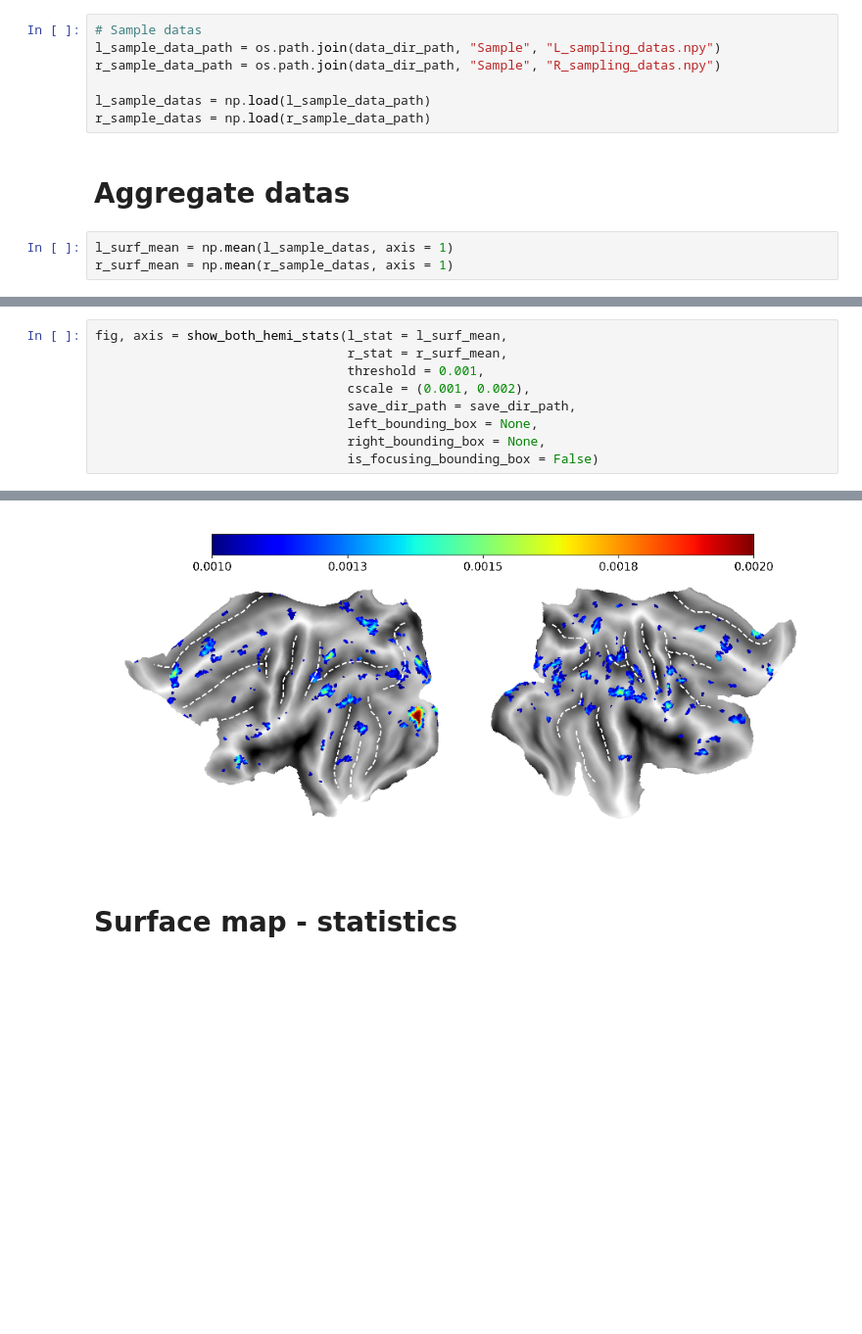
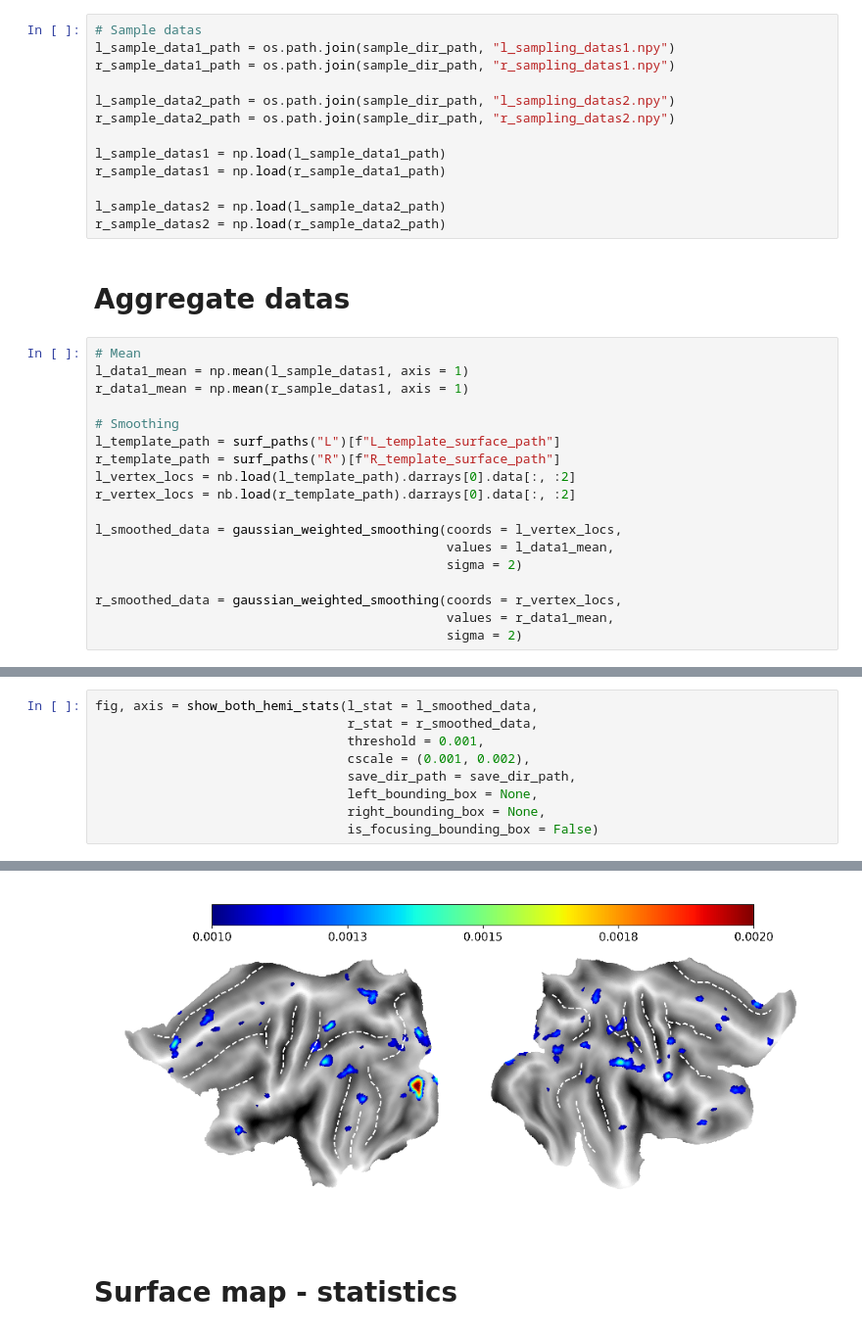
Before and after one commit to SeojinYoon/easy_surf_vis, a Jupyter notebook: Examples/2_visualize_surface_map.ipynb, the cells around one changed output, grey strips where cells are left out. Shown: that part at 98% size. Cells and saved outputs as stored; diff of their text form; blank space fills up the shorter version.

```diff
--- a/Examples/2_visualize_surface_map.ipynb
+++ b/Examples/2_visualize_surface_map.ipynb
@@ -25,14 +25,35 @@ save_dir_path = "/mnt/ext1/seojin/temp"
 # Load datas
 # %%
 # Sample datas
-l_sample_data_path = os.path.join(data_dir_path, "Sample", "L_sampling_datas.npy")
-r_sample_data_path = os.path.join(data_dir_path, "Sample", "R_sampling_datas.npy")
+l_sample_data1_path = os.path.join(sample_dir_path, "l_sampling_datas1.npy")
+r_sample_data1_path = os.path.join(sample_dir_path, "r_sampling_datas1.npy")
 
-l_sample_datas = np.load(l_sample_data_path)
-r_sample_datas = np.load(r_sample_data_path)
+l_sample_data2_path = os.path.join(sample_dir_path, "l_sampling_datas2.npy")
+r_sample_data2_path = os.path.join(sample_dir_path, "r_sampling_datas2.npy")
+
+l_sample_datas1 = np.load(l_sample_data1_path)
+r_sample_datas1 = np.load(r_sample_data1_path)
+
+l_sample_datas2 = np.load(l_sample_data2_path)
+r_sample_datas2 = np.load(r_sample_data2_path)
 # %% [markdown]
 # Aggregate datas
 # %%
-l_surf_mean = np.mean(l_sample_datas, axis = 1)
-r_surf_mean = np.mean(r_sample_datas, axis = 1)
+# Mean
+l_data1_mean = np.mean(l_sample_datas1, axis = 1)
+r_data1_mean = np.mean(r_sample_datas1, axis = 1)
+
+# Smoothing
+l_template_path = surf_paths("L")[f"L_template_surface_path"]
+r_template_path = surf_paths("R")[f"R_template_surface_path"]
+l_vertex_locs = nb.load(l_template_path).darrays[0].data[:, :2]
+r_vertex_locs = nb.load(r_template_path).darrays[0].data[:, :2]
+
+l_smoothed_data = gaussian_weighted_smoothing(coords = l_vertex_locs,
+                                              values = l_data1_mean,
+                                              sigma = 2)
+
+r_smoothed_data = gaussian_weighted_smoothing(coords = r_vertex_locs,
+                                              values = r_data1_mean,
+                                              sigma = 2)
 # %% [markdown]
@@ -40,20 +61,20 @@ r_surf_mean = np.mean(r_sample_datas, axis = 1)
 # %%
-fig, axis = show_both_hemi_stats(l_stat = l_surf_mean,
-                                 r_stat = r_surf_mean,
+fig, axis = show_both_hemi_stats(l_stat = l_smoothed_data,
+                                 r_stat = r_smoothed_data,
                                  threshold = 0.001,
                                  cscale = (0.001, 0.002),
                                  save_dir_path = save_dir_path,
                                  left_bounding_box = None,
                                  right_bounding_box = None,
                                  is_focusing_bounding_box = False)
 # %% [output]
 save: /mnt/ext1/seojin/temp/L_hemi_stat.png
 save: /mnt/ext1/seojin/temp/R_hemi_stat.png
 save: /mnt/ext1/seojin/temp/colorbar.png
 save: /mnt/ext1/seojin/temp/both_hemi_stat.png
 <Figure size 640x480 with 0 Axes>
 <Figure size 1000x100 with 0 Axes>
-[figure, old version]
+[figure, new version]
 # %% [markdown]
 # Surface map - statistics
 # %%
```
Also changed, not shown: parts of 8 cells of this notebook, 10 other files.
